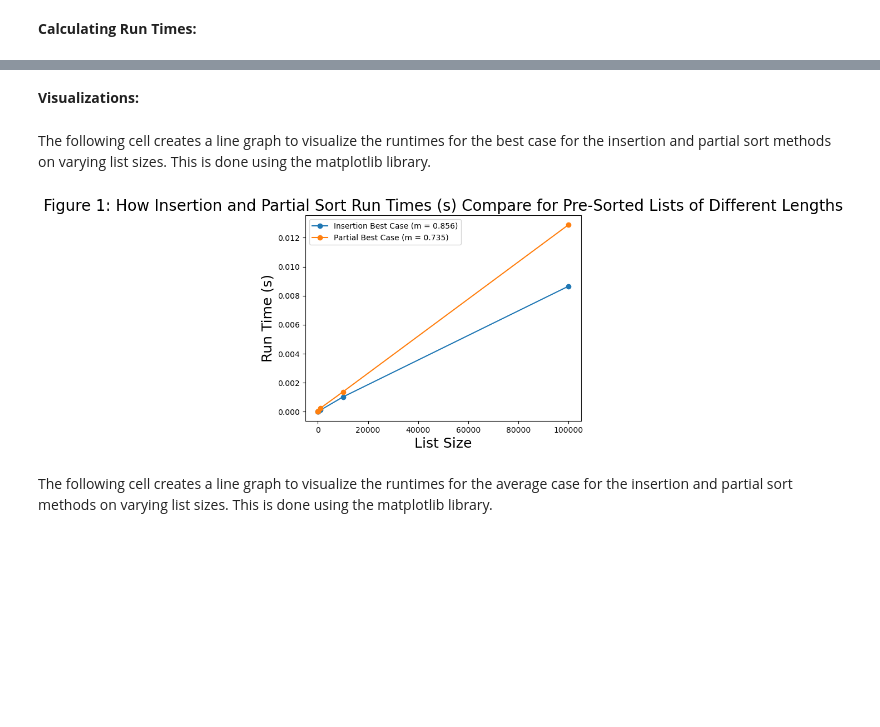
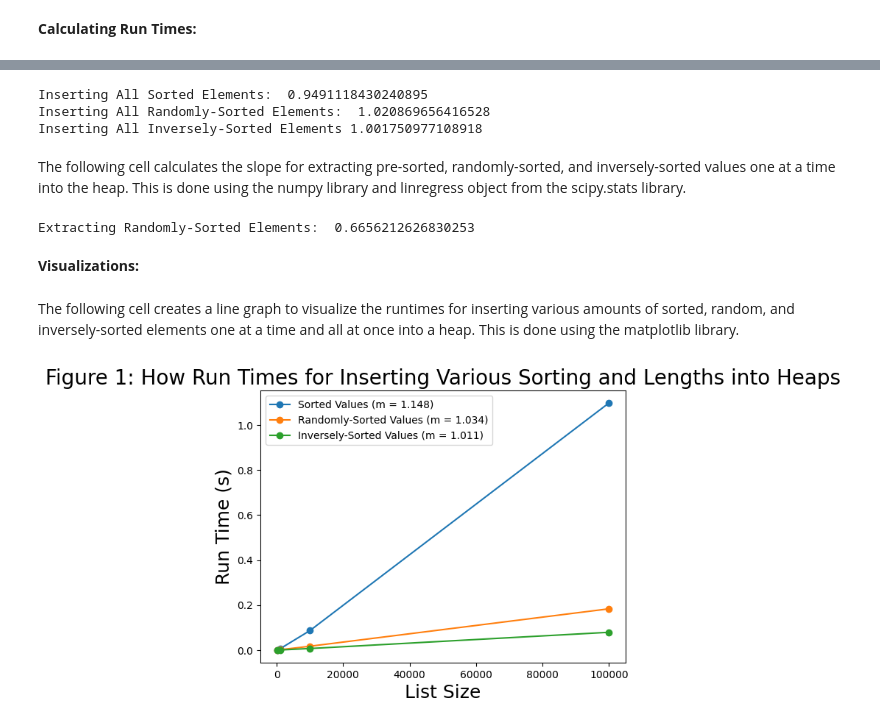
Before and after one commit to ThomasBenzshawel/lab4_benzshawel_bley, a Jupyter notebook: bley_benzshawel_lab04.ipynb, the cells around one changed output, grey strips where cells are left out. Drawn from its saved outputs; the diff is of its cells as text; code cells hidden in the pictures; blank space fills up the shorter version.

Commit message:
finished benchmarking

```diff
--- a/bley_benzshawel_lab04.ipynb
+++ b/bley_benzshawel_lab04.ipynb
@@ -288,7 +463,7 @@ Partial Sort Average Case:  [2.720000338740647e-05, 4.120002267882228e-05, 0.000
 The following cell defines a Python list for the different list sizes used during benchmarking.
 # %%
 # DEFINE THE DIFFERENT LIST SIZES
-list_sizes = [10, 100, 1000, 10000, 100000]
+list_sizes = [100, 1000, 10000, 100000]
 # %% [markdown]
 **Calculating Run Times:**
 # %% [markdown]
@@ -296,19 +471,14 @@ The following cell calculates the slope for the insertion and partial sort run t
 # %%
-# CALCULATE THE INSERTION SORT SLOPE FOR EACH CASE
-insert_best_slope, b, _, _, _ = linregress(np.log(list_sizes), np.log(insert_best))
-insert_ave_slope, b, _, _, _ = linregress(np.log(list_sizes), np.log(insert_ave))
-insert_worst_slope, b, _, _, _ = linregress(np.log(list_sizes), np.log(insert_worst))
-
-# CALCULATE THE PARTIAL SORT SLOPE FOR EACH CASE
-partial_best_slope, b, _, _, _ = linregress(np.log(list_sizes), np.log(partial_best))
-partial_ave_slope, b, _, _, _ = linregress(np.log(list_sizes), np.log(partial_ave))
-partial_worst_slope, b, _, _, _ = linregress(np.log(list_sizes), np.log(partial_worst))
+# CALCULATE THE INSERTION SLOPE FOR EACH CASE
+insert_sorted_slope, b, _, _, _ = linregress(np.log(list_sizes),
+                                             np.log(sorted_heap_benchmarks))
+insert_randomly_slope, b, _, _, _ = linregress(np.log(list_sizes),
+                                               np.log(random_heap_benchmarks))
+insert_inversely_slope, b, _, _, _ = linregress(np.log(list_sizes),
+                                                np.log(inverse_heap_benchmarks))
 
 # PRINT RESULTS
-print("Insertion Best Case: ", insert_best_slope)
-print("Insertion Average Case: ", insert_ave_slope)
-print("Insertion Worst Case: ", insert_worst_slope)
-print("Partial Best Case: ", partial_best_slope)
-print("Partial Average Case: ", partial_ave_slope)
-print("Partial Worst Case: ", partial_worst_slope)
+print("Inserting Sorted Elements: ", insert_sorted_slope)
+print("Inserting Randomly-Sorted Elements: ", insert_randomly_slope)
+print("Inserting Inversely-Sorted Elements", insert_inversely_slope)
 # %% [output]
@@ -321,29 +490,59 @@ Partial Worst Case:  0.7399305589872343
+# %%
+# CALCULATE THE INSERTION ALL SLOPE FOR EACH CASE
+insert_all_sorted_slope, b, _, _, _ = linregress(np.log(list_sizes),
+                                                 np.log(all_sorted_heap_benchmarks))
+insert_all_randomly_slope, b, _, _, _ = linregress(np.log(list_sizes),
+                                                   np.log(all_randomly_heap_benchmarks))
+insert_all_inversely_slope, b, _, _, _ = linregress(np.log(list_sizes),
+                                                    np.log(all_inversely_heap_benchmarks))
+
+# PRINT RESULTS
+print("Inserting All Sorted Elements: ", insert_all_sorted_slope)
+print("Inserting All Randomly-Sorted Elements: ", insert_all_randomly_slope)
+print("Inserting All Inversely-Sorted Elements", insert_all_inversely_slope)
+# %% [output]
+Inserting All Sorted Elements:  0.9491118430240895
+Inserting All Randomly-Sorted Elements:  1.020869656416528
+Inserting All Inversely-Sorted Elements 1.001750977108918
+# %% [markdown]
+The following cell calculates the slope for extracting pre-sorted, randomly-sorted, and inversely-sorted values one at a time into the heap. This is done using the numpy library and linregress object from the scipy.stats library.
+# %%
+# CALCULATE THE EXTRACTION SLOPE FOR EACH CASE
+extract_randomly_slope, b, _, _, _ = linregress(np.log(list_sizes),
+                                                np.log(extract_random_heap_benchmarks))
+
+# PRINT RESULTS
+print("Extracting Randomly-Sorted Elements: ", extract_randomly_slope)
+# %% [output]
+Extracting Randomly-Sorted Elements:  0.6656212626830253
 # %% [markdown]
 **Visualizations:**
 # %% [markdown]
-The following cell creates a line graph to visualize the runtimes for the best case for the insertion and partial sort methods on varying list sizes. This is done using the matplotlib library.
+The following cell creates a line graph to visualize the runtimes for inserting various amounts of sorted, random, and inversely-sorted elements one at a time and all at once into a heap. This is done using the matplotlib library.
 # %%
 # CREATE FIGURE AND AXIS
 fig, ax = plt.subplots()
 
-# # INCREASE PLOT SIZE
-# plt.figure(figuresize = (30, 15))
-
 # PLOT DATA AS A LINE GRAPH
-ax.plot(list_sizes, insert_best, label = ('Insertion Best Case (m = ' + "{:.3f}".format(insert_best_slope) + ')'), marker = 'o', linestyle = '-')
-ax.plot(list_sizes, partial_best, label = ('Partial Best Case (m = ' + "{:.3f}".format(partial_best_slope) + ')'), marker = 'o', linestyle = '-')
+ax.plot(list_sizes, sorted_heap_benchmarks,
+        label = ('Sorted Values (m = ' + "{:.3f}".format(insert_sorted_slope) + ')'),
+        marker = 'o', linestyle = '-')
+ax.plot(list_sizes, random_heap_benchmarks,
+        label = ('Randomly-Sorted Values (m = ' + "{:.3f}".format(insert_randomly_slope) + ')'),
+        marker = 'o', linestyle = '-')
+ax.plot(list_sizes, inverse_heap_benchmarks,
+        label = ('Inversely-Sorted Values (m = ' + "{:.3f}".format(insert_inversely_slope) + ')'), marker = 'o', linestyle = '-')
 
 # SET AXIS LABELS AND TITLE
 ax.set_xlabel('List Size', fontsize = 18)
 ax.set_ylabel('Run Time (s)', fontsize = 18)
-ax.set_title('Figure 1: How Insertion and Partial Sort Run Times (s) Compare for Pre-Sorted Lists of Different Lengths', fontsize = 20)
+ax.set_title('Figure 1: How Run Times for Inserting Various Sorting and Lengths into Heaps',
+             fontsize = 20)
 
 # ADD LEGEND
 ax.legend()
 
 # SHOW
 plt.show()
 # %% [output]
-[figure, old version]
+[figure, new version]
-# %% [markdown]
-The following cell creates a line graph to visualize the runtimes for the average case for the insertion and partial sort methods on varying list sizes. This is done using the matplotlib library.
```
Also changed, not shown: parts of 73 cells of this notebook.
